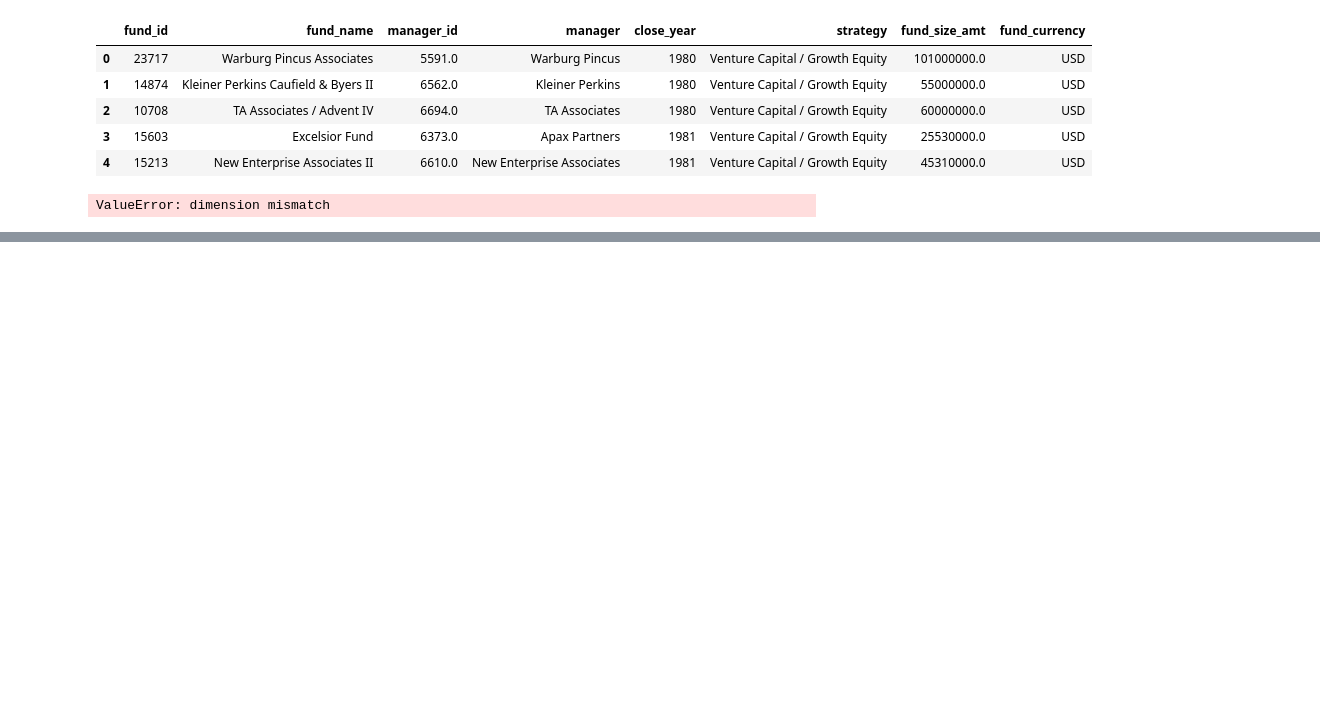
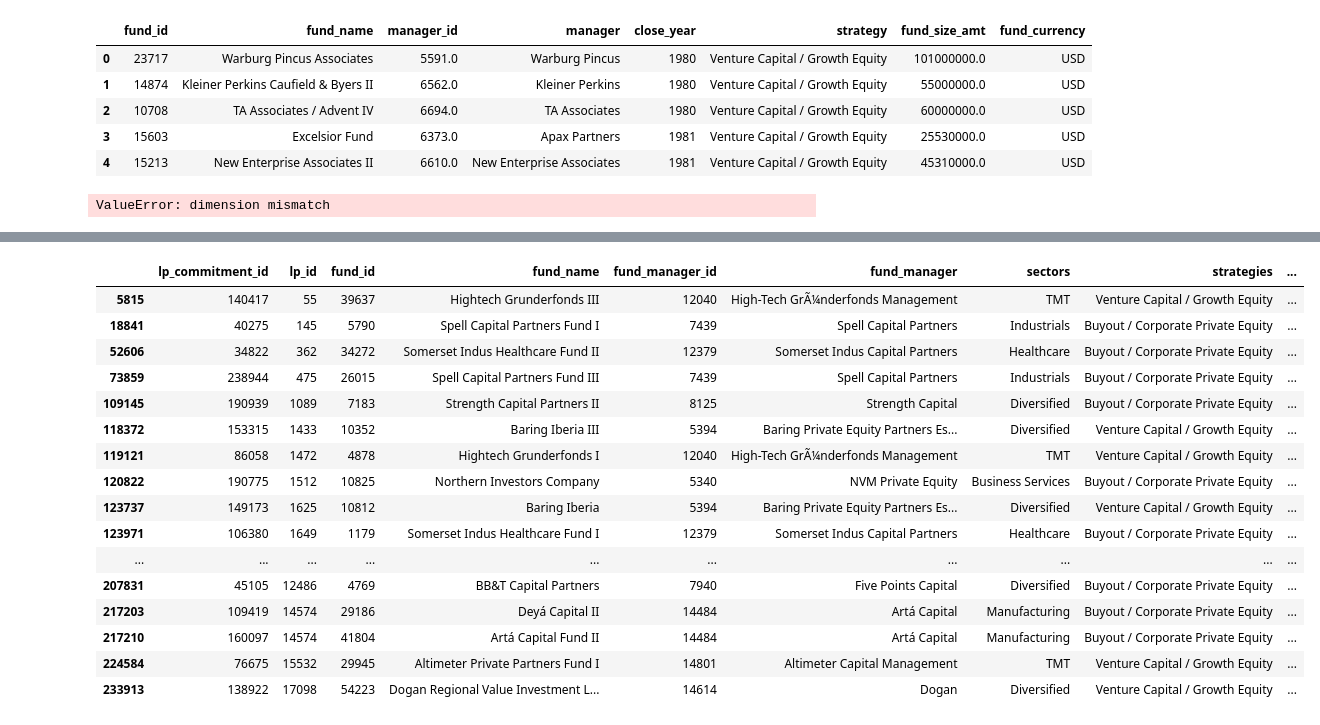
Before and after one commit to anjanaiyer/svb_practicum, a Jupyter notebook: buyouts/buyouts_classification_test.ipynb, the cells around one changed output, grey strips where cells are left out. Saved outputs shown, nothing was run; the diff lists cells and outputs as text; code cells hidden in the pictures; blank space fills up the shorter version.

```diff
--- a/buyouts/buyouts_classification_test.ipynb
+++ b/buyouts/buyouts_classification_test.ipynb
@@ -439,0 +457,3 @@ ValueError: dimension mismatch
+# %%
+for i in allfeatures_lp:
+    df_lp[i] = df_lp[i].fillna(0)
@@ -439,0 +561,3 @@ ValueError: dimension mismatch
+# %%
+df_lp = pd.read_csv('buyouts_lp/buyouts_lp_csv/lp_commitments.csv')
+df_lp
@@ -439,0 +578,7 @@ ValueError: dimension mismatch
+# %%
+allfeatures_lp = ['lp_commitment_id', 'lp_id', 'fund_id', 'fund_name', 'fund_manager_id',
+                  'fund_manager', 'sectors', 'strategies', 'fund_size_amt', 'fund_size_currency',
+                 'commitment_amt', 'commitment_currency', 'regions', 'vintage_year']
+# %%
+for i in allfeatures_lp:
+    df_lp[i] = df_lp[i].fillna(0)
@@ -439,0 +728,21 @@ ValueError: dimension mismatch
+# %%
+df_lp_top15 = df_lp.query('fund_manager in @df_top15fm')
+df_lp_top15
+# %% [output]
+|  | lp_commitment_id | lp_id | fund_id | fund_name | fund_manager_id | fund_manager | sectors | strategies | ... |
+| 5815 | 140417 | 55 | 39637 | Hightech Grunderfonds III | 12040 | High-Tech GrÃ¼nderfonds Management | TMT | Venture Capital / Growth Equity | ... |
+| 18841 | 40275 | 145 | 5790 | Spell Capital Partners Fund I | 7439 | Spell Capital Partners | Industrials | Buyout / Corporate Private Equity | ... |
+| 52606 | 34822 | 362 | 34272 | Somerset Indus Healthcare Fund II | 12379 | Somerset Indus Capital Partners | Healthcare | Buyout / Corporate Private Equity | ... |
+| 73859 | 238944 | 475 | 26015 | Spell Capital Partners Fund III | 7439 | Spell Capital Partners | Industrials | Buyout / Corporate Private Equity | ... |
+| 109145 | 190939 | 1089 | 7183 | Strength Capital Partners II | 8125 | Strength Capital | Diversified | Buyout / Corporate Private Equity | ... |
+| 118372 | 153315 | 1433 | 10352 | Baring Iberia III | 5394 | Baring Private Equity Partners Es... | Diversified | Venture Capital / Growth Equity | ... |
+| 119121 | 86058 | 1472 | 4878 | Hightech Grunderfonds I | 12040 | High-Tech GrÃ¼nderfonds Management | TMT | Venture Capital / Growth Equity | ... |
+| 120822 | 190775 | 1512 | 10825 | Northern Investors Company | 5340 | NVM Private Equity | Business Services | Buyout / Corporate Private Equity | ... |
+| 123737 | 149173 | 1625 | 10812 | Baring Iberia | 5394 | Baring Private Equity Partners Es... | Diversified | Venture Capital / Growth Equity | ... |
+| 123971 | 106380 | 1649 | 1179 | Somerset Indus Healthcare Fund I | 12379 | Somerset Indus Capital Partners | Healthcare | Buyout / Corporate Private Equity | ... |
+| ... | ... | ... | ... | ... | ... | ... | ... | ... | ... |
+| 207831 | 45105 | 12486 | 4769 | BB&T Capital Partners | 7940 | Five Points Capital | Diversified | Buyout / Corporate Private Equity | ... |
+| 217203 | 109419 | 14574 | 29186 | Deyá Capital II | 14484 | Artá Capital | Manufacturing | Buyout / Corporate Private Equity | ... |
+| 217210 | 160097 | 14574 | 41804 | Artá Capital Fund II | 14484 | Artá Capital | Manufacturing | Buyout / Corporate Private Equity | ... |
+| 224584 | 76675 | 15532 | 29945 | Altimeter Private Partners Fund I | 14801 | Altimeter Capital Management | TMT | Venture Capital / Growth Equity | ... |
+| 233913 | 138922 | 17098 | 54223 | Dogan Regional Value Investment L... | 14614 | Dogan | Diversified | Venture Capital / Growth Equity | ... |
```
Also changed, not shown: parts of 75 cells of this notebook, 2 other files.
